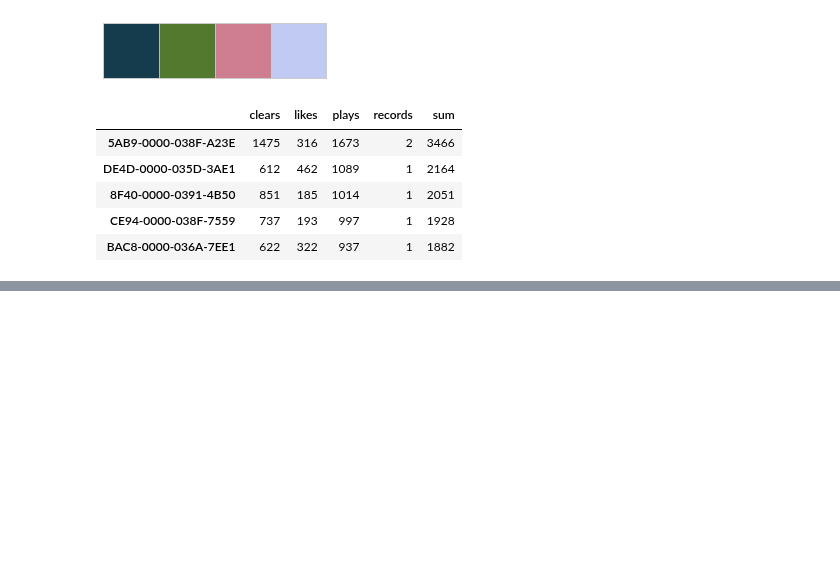
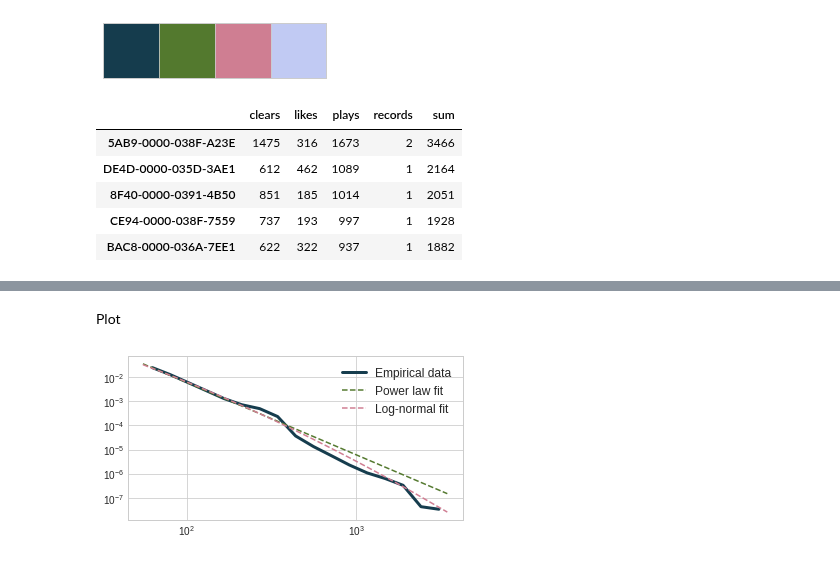
Before and after one commit to leomaurodesenv/smmnet, a Jupyter notebook: jupyter/interactions.ipynb, the cells around one changed output, grey strips where cells are left out. Cells and saved outputs as stored; diff of their text form; code cells hidden in the pictures; blank space fills up the shorter version.

```diff
--- a/jupyter/interactions.ipynb
+++ b/jupyter/interactions.ipynb
@@ -166,0 +182,18 @@ plt.show()
+# %% [markdown]
+Plot
+# %%
+# plot
+fig, ax = plt.subplots()
+fig_powerlaw = fit.plot_pdf(linewidth=3, color=palette[0], label='Empirical data')
+fit.power_law.plot_pdf(ax=fig_powerlaw, color=palette[1], linestyle='--', label='Power law fit')
+fit.lognormal.plot_pdf(ax=fig_powerlaw, color=palette[2], linestyle='--', label='Log-normal fit')
+
+# texts and labels
+ax.legend(prop={'size':fontsize-2})
+
+# ticks
+fig.set_size_inches(6, 3, forward=True)
+# plt.savefig('%s/%s.pdf' % (plot_folder, 'interactions-powerlaw-PDF'), dpi=300)
+plt.show()
+# %% [output]
+[figure, added]
```
Also changed, not shown: parts of 9 cells of this notebook, 4 other files.
